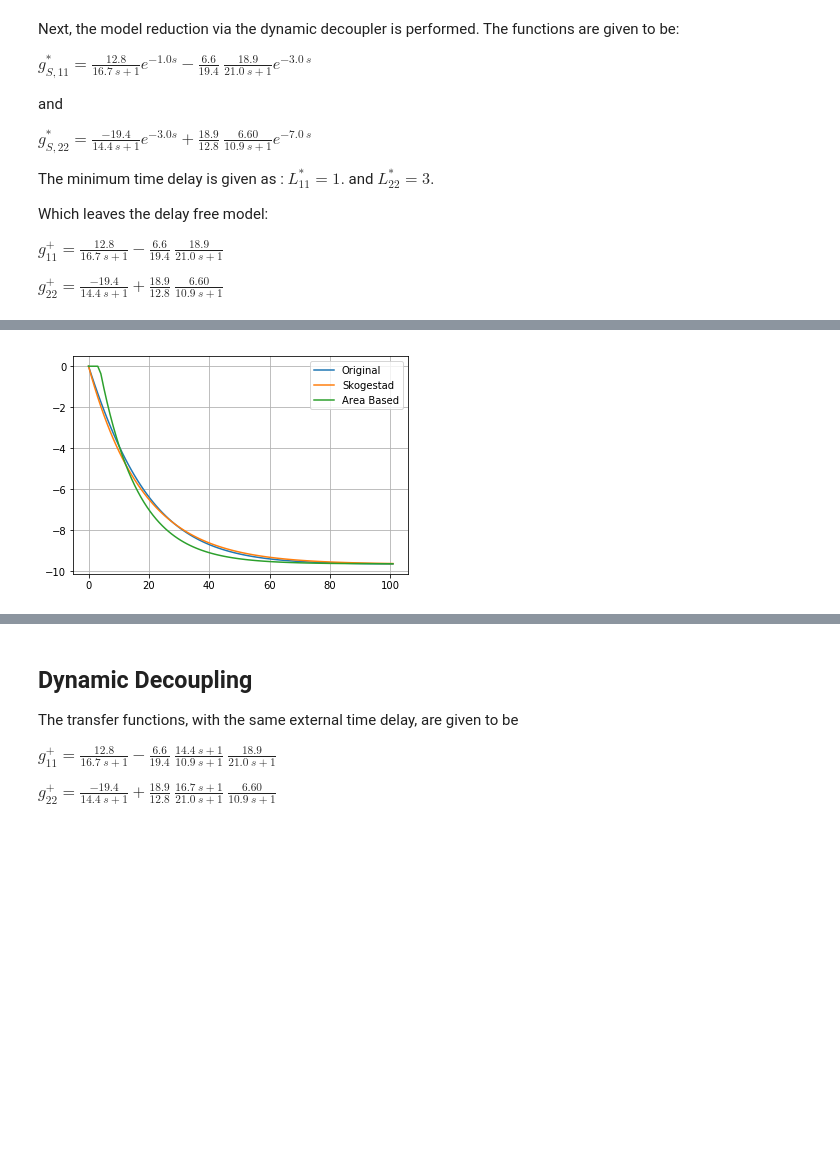
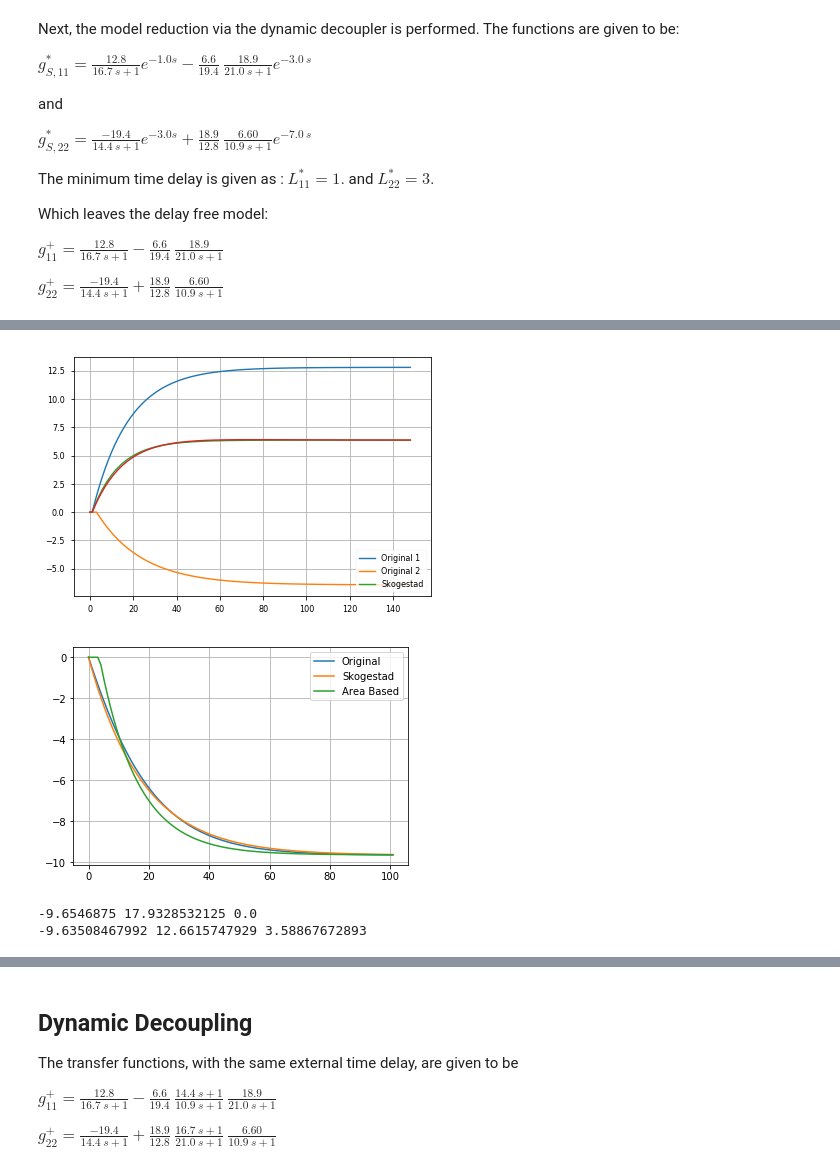
Before and after one commit to AlCap23/IfT_Decoupling, a Jupyter notebook: Python/WoodBerry.ipynb, the cells around one changed output, grey strips where cells are left out. Saved outputs shown, nothing was run; the diff lists cells and outputs as text; code cells hidden in the pictures; blank space fills up the shorter version.

```diff
--- a/Python/WoodBerry.ipynb
+++ b/Python/WoodBerry.ipynb
@@ -81,3 +95,28 @@ plt.show()
+# %%
+# Show the real system response
+# Delay free addend
+g1 = cn.tf(12.8, [16.7,1])
+g2 = - 6.6 / 19.4 * cn.tf([18.9],[21.,1])
+gM = cn.tf(K,[T,1])
+# Simulate the step responses with a fixed time
+y1, t1 = cn.step(g1, t)
+y2, t2 = cn.step(g2, t1)
+yM, tM = cn.step(gM, t2)
+# Add the delay, use the same time values as input to reduce the delta t!
+y1, t1 = pf.Time_Delay(1., y1, t1)
+y2, t2 = pf.Time_Delay(3., y2, t2)
+yM, tM = pf.Time_Delay(L+1., yM, tM)
+
+# Plot
+plt.plot(t1,y1, label = "Original 1")
+plt.plot(t2,y2, label = "Original 2")
+plt.plot(tM,yM, label = "Skogestad")
+plt.plot(t1, y1+y2)
+plt.legend(loc = "lower right")
+plt.grid(True)
+plt.show()
+# %% [output]
+[figure, added]
 # %%
 # G22
 # Get the real , delay free system
@@ -111,5 +150,10 @@ plt.plot(t,yM2, label = "Area Based")
 plt.legend(loc = "upper right")
 plt.grid(True)
 plt.show()
+
+print(K,T,L)
+print(k2,t2,l2)
 # %% [output]
 [figure]
+-9.6546875 17.9328532125 0.0
+-9.63508467992 12.6615747929 3.58867672893
```
Also changed, not shown: parts of 8 cells of this notebook, 3 other files.
